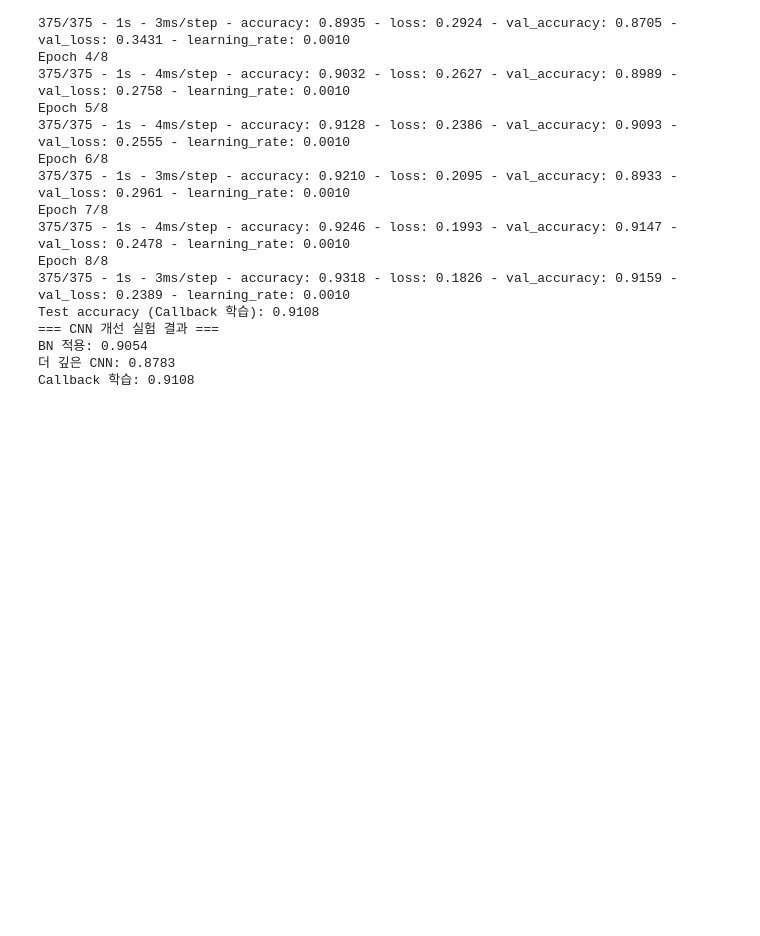
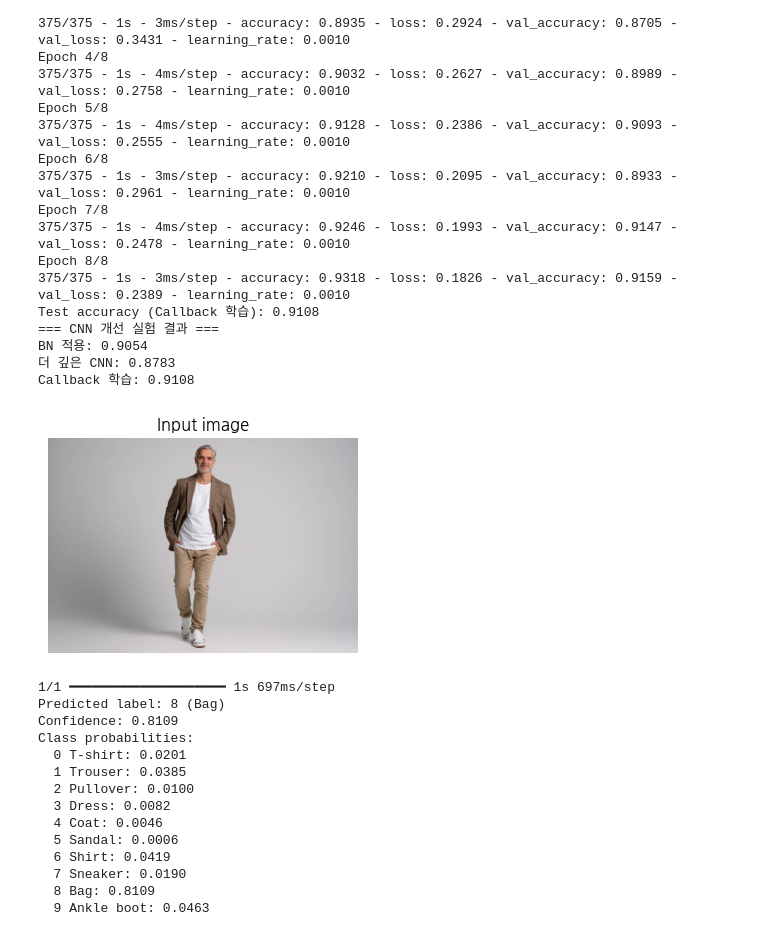
Before and after one commit to chanho0215/hipython, a Jupyter notebook: projects/4_Fashion_MNIST.ipynb, the cells around one changed output. Drawn from its saved outputs; the diff is of its cells as text; code cells hidden in the pictures; blank space fills up the shorter version.

```diff
--- a/projects/4_Fashion_MNIST.ipynb
+++ b/projects/4_Fashion_MNIST.ipynb
@@ -711,3 +711,46 @@ Test accuracy (Callback 학습): 0.9108
 BN 적용: 0.9054
 더 깊은 CNN: 0.8783
 Callback 학습: 0.9108
+# %%
+from PIL import Image
+import numpy as np
+import matplotlib.pyplot as plt
+
+img_path = "istockphoto-2178312014-612x612.jpg"
+img = Image.open(img_path).convert("RGB")
+
+plt.figure(figsize=(4,4))
+plt.imshow(img)
+plt.axis("off")
+plt.title("Input image")
+plt.show()
+
+img_gray = img.convert("L").resize((28, 28))
+img_arr = np.array(img_gray, dtype=np.float32) / 255.0
+img_arr = img_arr.reshape(1, 28, 28, 1)
+
+pred = cnn_model.predict(img_arr)
+pred_label = np.argmax(pred, axis=1)[0]
+pred_conf = float(np.max(pred))
+
+print(f"Predicted label: {pred_label} ({class_names[pred_label]})")
+print(f"Confidence: {pred_conf:.4f}")
+print("Class probabilities:")
+for i, prob in enumerate(pred[0]):
+    print(f"  {i} {class_names[i]}: {prob:.4f}")
+# %% [output]
+[figure, added]
+1/1 ━━━━━━━━━━━━━━━━━━━━ 1s 697ms/step
+Predicted label: 8 (Bag)
+Confidence: 0.8109
+Class probabilities:
+  0 T-shirt: 0.0201
+  1 Trouser: 0.0385
+  2 Pullover: 0.0100
+  3 Dress: 0.0082
+  4 Coat: 0.0046
+  5 Sandal: 0.0006
+  6 Shirt: 0.0419
+  7 Sneaker: 0.0190
+  8 Bag: 0.8109
+  9 Ankle boot: 0.0463
```
Also changed, not shown: parts of 2 cells of this notebook.
